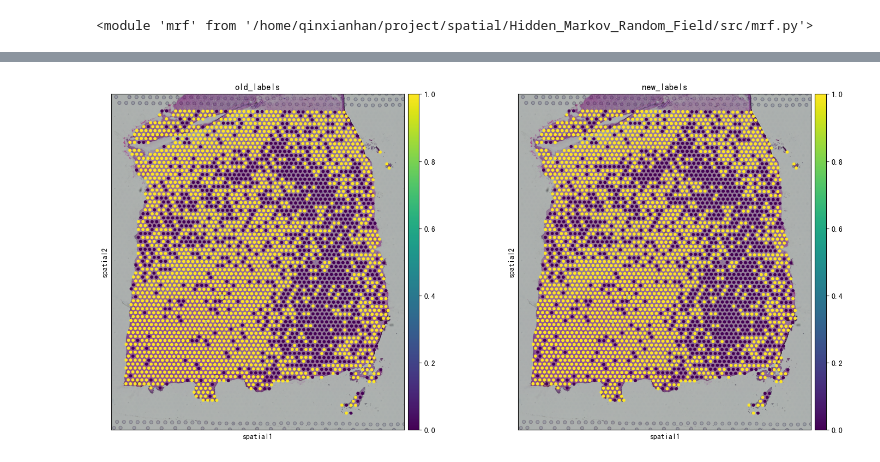
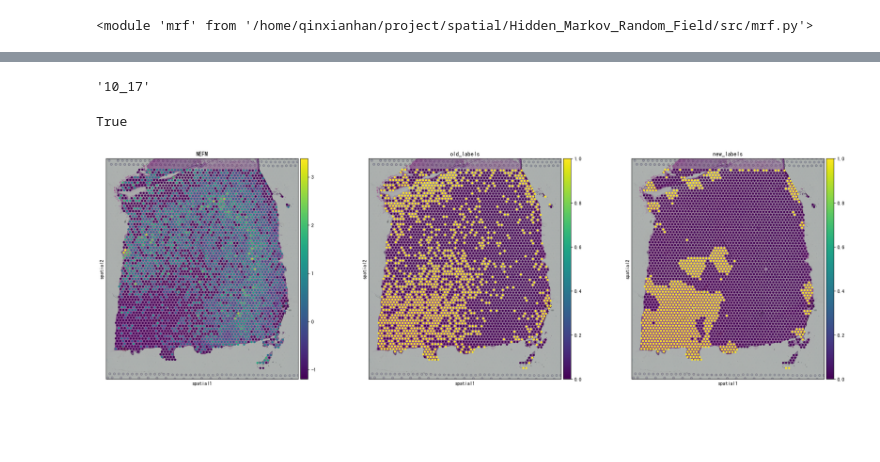
Before and after one commit to Khadaq2001/HMRF, a Jupyter notebook: src/test.ipynb, the cells around one changed output, grey strips where cells are left out. Saved outputs shown, nothing was run; the diff lists cells and outputs as text; code cells hidden in the pictures; blank space fills up the shorter version.

```diff
--- a/src/test.ipynb
+++ b/src/test.ipynb
@@ -24,7 +26,8 @@ from sklearn import mixture
 gmm = mixture.GaussianMixture(n_components=2)
 # %%
 coord = np.array(adata.obs.iloc[:,1:3])
-target_gene ='NEFH'
+target_list =['CAMK2N1', 'PCP4', 'NEFM', 'NEFH', 'B3GALT2']
+target_gene =target_list[2]
 # %%
 beta =5
 labels_list= mrf.mrf_process(adata, gene_id=target_gene, beta = beta,max_iteration=5e4)
@@ -36,9 +39,30 @@ exp = adata[:,target_gene].X.toarray()
 gmm = mixture.GaussianMixture(n_components=2)
 gmm.fit(exp)
 gmm_labels = gmm.predict(exp)
+# %%
+from datetime import date
+today = date.today()
+today = today.strftime("%m_%d")
+today
+# %% [output]
+'10_17'
+# %%
+def label_reverse(labels_list):
+    labels_list = np.array(labels_list)
+    labels_list[labels_list==0]=2
+    labels_list[labels_list==1]=0
+    labels_list[labels_list==2]=1
+    return labels_list
+# %%
+labels_list = label_reverse(labels_list)
+# %%
+output_dir = '../output/{}/'.format(today)
+os.path.exists(output_dir) or os.makedirs(output_dir)
+# %% [output]
+True
 # %%
 adata.obs['old_labels'] = gmm_labels
 adata.obs['new_labels'] = labels_list
-sc.pl.spatial(adata, color=['old_labels','new_labels'],)
+sc.pl.spatial(adata, color=[target_gene,'old_labels','new_labels'])
 # %% [output]
-[figure, old version]
+[figure, new version]
```
Also changed, not shown: parts of 3 cells of this notebook, 15 other files.
